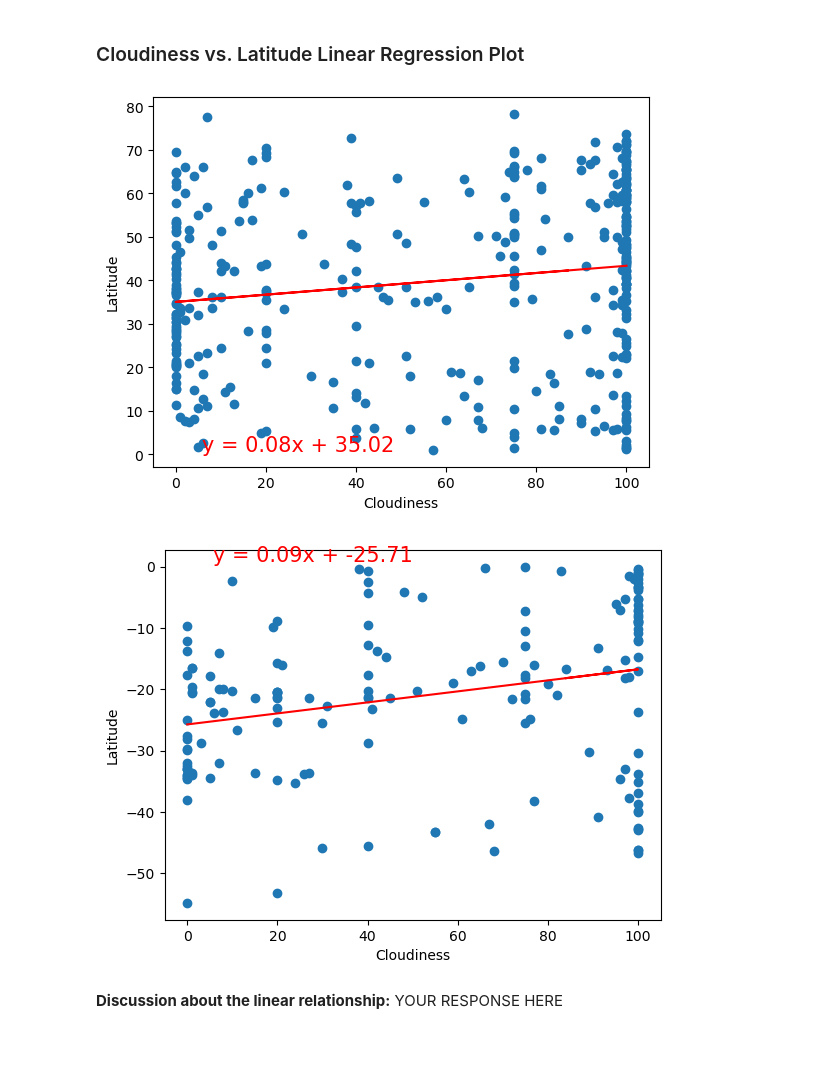
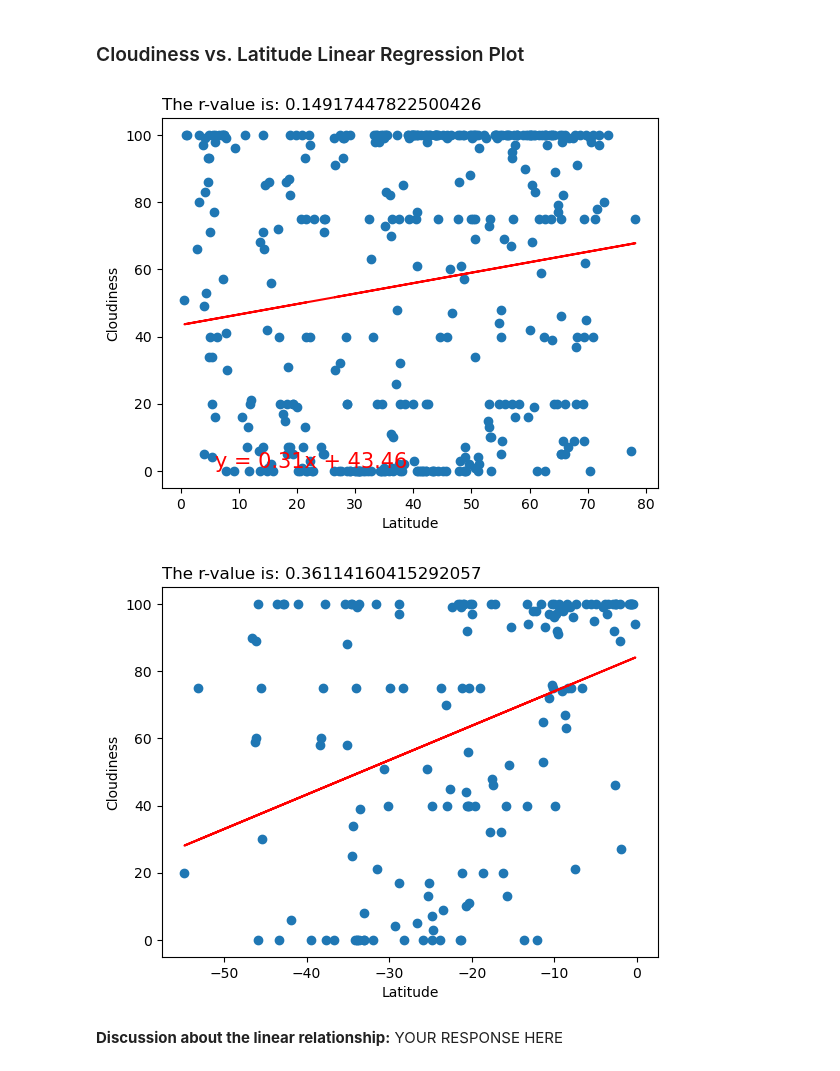
Before and after one commit to incognito20/python-api-challenge, a Jupyter notebook: WeatherPy/WeatherPy.ipynb, the cells around one changed output. Drawn from its saved outputs; the diff is of its cells as text; code cells hidden in the pictures; blank space fills up the shorter version.

```diff
--- a/WeatherPy/WeatherPy.ipynb
+++ b/WeatherPy/WeatherPy.ipynb
@@ -295,7 +268,6 @@ plt.show()
 ## Requirement 2: Compute Linear Regression for Each Relationship
 # %%
 # Define a function to create Linear Regression plots
-# YOUR CODE HERE
 
 def linreg(xvalues, yvalues, xlabels, ylabels):
     (slope, intercept, rvalue, pvalue, stderr) = linregress(xvalues, yvalues)
@@ -306,8 +278,7 @@ def linreg(xvalues, yvalues, xlabels, ylabels):
     plt.annotate(line_eq,(5.8,0.8),fontsize=15,color="red")
     plt.xlabel(xlabels)
     plt.ylabel(ylabels)
+    plt.title("The r-value is: " +rvalue.astype(str), loc='left')
     plt.show()
-
-#do i need all four again with lin reg?
 # %%
 # Create a DataFrame with the Northern Hemisphere data (Latitude >= 0)
@@ -373,16 +338,14 @@ linreg(southern_hemi_df["Humidity"], southern_hemi_df["Lat"], "Humidity", "Latit
 ### Cloudiness vs. Latitude Linear Regression Plot
 # %%
 # Northern Hemisphere
-# YOUR CODE HERE
-linreg(northern_hemi_df["Cloudiness"], northern_hemi_df["Lat"], "Cloudiness", "Latitude")
+linreg(northern_hemi_df["Lat"], northern_hemi_df["Cloudiness"], "Latitude", "Cloudiness")
 # %% [output]
-[figure, old version]
+[figure, new version]
 # %%
 # Southern Hemisphere
-# YOUR CODE HERE
-linreg(southern_hemi_df["Cloudiness"], southern_hemi_df["Lat"], "Cloudiness", "Latitude")
+linreg(southern_hemi_df["Lat"], southern_hemi_df["Cloudiness"], "Latitude", "Cloudiness")
 # %% [output]
-[figure, old version]
+[figure, new version]
 # %% [markdown]
 **Discussion about the linear relationship:** YOUR RESPONSE HERE
 # %% [markdown]
```
Also changed, not shown: parts of 19 cells of this notebook, 6 other files.
